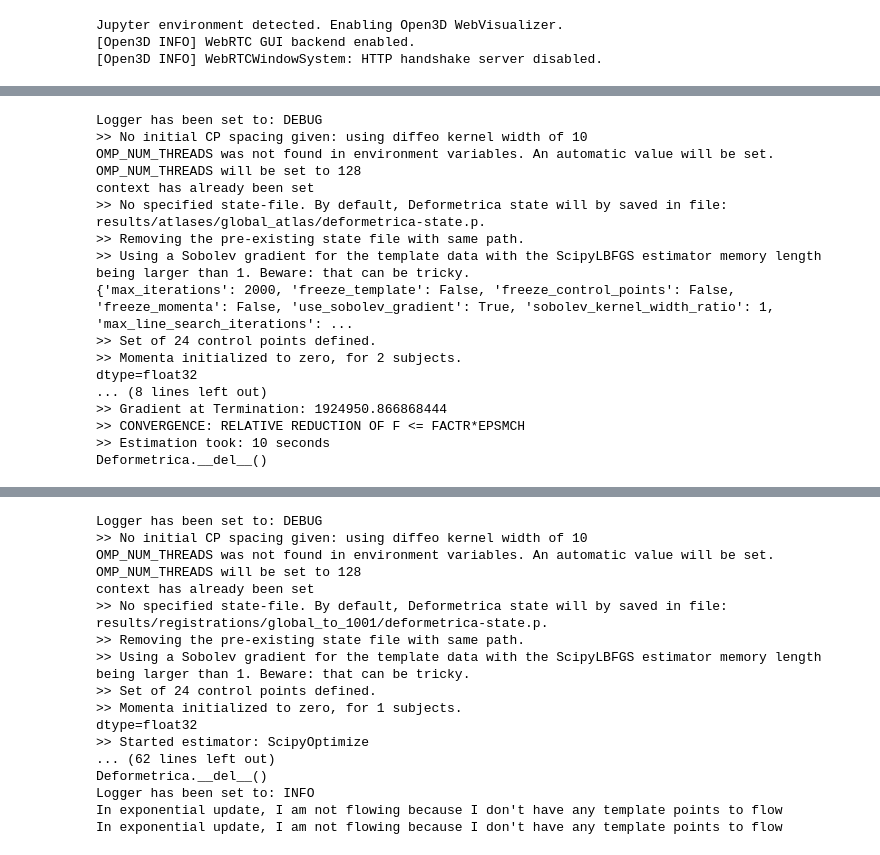
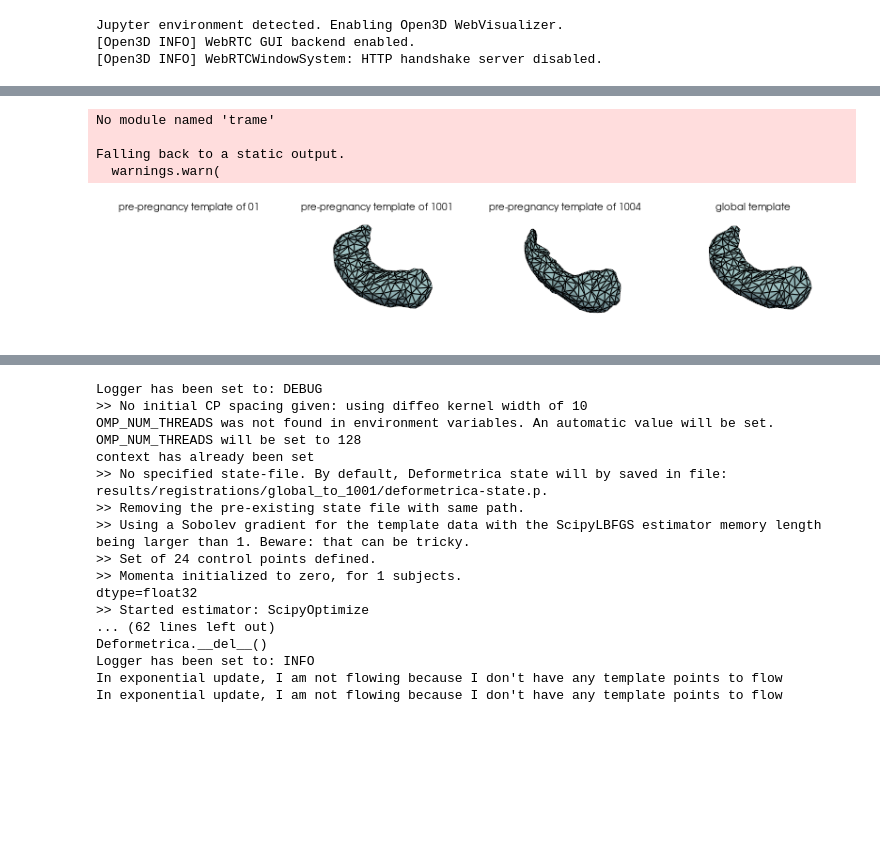
Before and after one commit to geometric-intelligence/polpo, a Jupyter notebook: notebooks/how_to/regression_across_subjects.ipynb, the cells around one changed output, grey strips where cells are left out. Drawn from its saved outputs; the diff is of its cells as text; code cells hidden in the pictures; blank space fills up the shorter version.

```diff
--- a/notebooks/how_to/regression_across_subjects.ipynb
+++ b/notebooks/how_to/regression_across_subjects.ipynb
@@ -267,38 +246,26 @@ Falling back to a static output.
 # %%
-# compute global prepregnancy control deterministic atlas
-templates["global"] = None
+pl = pv.Plotter(shape=(1,4), border=False, window_size=[800, 150])
 
-meshes_writer = Map(PvWriter(dirname=GLOBAL_ATLAS_DIR, ext="vtk"))
+# Plot templates for each subject
+for i, subject_id in enumerate(["01", "1001", "1004"]):
+    pl.subplot(0, i)
+    if subject_id == "01":
+        # First subplot empty
+        pl.add_text(f"pre-pregnancy template of {subject_id}", position='upper_edge', font_size=4)
+    else:
+        # Add mesh and text for other subjects
+        pl.add_mesh(templates[subject_id], show_edges=True)
+        pl.add_text(f"pre-pregnancy template of {subject_id}", position='upper_edge', font_size=4)
 
-mesh_filenames = meshes_writer(
-    [(f"template_{index}", mesh) for index, mesh in enumerate([templates["1001"], templates["1004"]])]
-)
-dataset = [{"shape": filename} for filename in mesh_filenames]
+# Fourth subplot - global template
+pl.subplot(0,3)
+pl.add_mesh(templates["global"], show_edges=True)
+pl.add_text("global template", position='upper_edge', font_size=4)
 
-lddmm.estimate_deterministic_atlas(
-    source=dataset[0]["shape"],
-    targets=dataset,
-    subject_id="structure",
-    output_dir=GLOBAL_ATLAS_DIR,
-    initial_step_size=1e-1,
-    **registration_kwargs,
-)
-templates["global"] = PvReader()(GLOBAL_ATLAS_DIR / lddmm_strings.template_str)
+pl.show()
 # %% [output]
-Logger has been set to: DEBUG
->> No initial CP spacing given: using diffeo kernel width of 10
-OMP_NUM_THREADS was not found in environment variables. An automatic value will be set.
-OMP_NUM_THREADS will be set to 128
-context has already been set
->> No specified state-file. By default, Deformetrica state will by saved in file: results/atlases/global_atlas/deformetrica-state.p.
->> Removing the pre-existing state file with same path.
->> Using a Sobolev gradient for the template data with the ScipyLBFGS estimator memory length being larger than 1. Beware: that can be tricky.
-{'max_iterations': 2000, 'freeze_template': False, 'freeze_control_points': False, 'freeze_momenta': False, 'use_sobolev_gradient': True, 'sobolev_kernel_width_ratio': 1, 'max_line_search_iterations': ...
->> Set of 24 control points defined.
->> Momenta initialized to zero, for 2 subjects.
-dtype=float32
-... (8 lines left out)
->> Gradient at Termination: 1924950.866868444
->> CONVERGENCE: RELATIVE REDUCTION OF F <= FACTR*EPSMCH
->> Estimation took: 10 seconds
-Deformetrica.__del__()
+No module named 'trame'
+
+Falling back to a static output.
+  warnings.warn(
+[figure, added]
```
Also changed, not shown: parts of 10 cells of this notebook.
